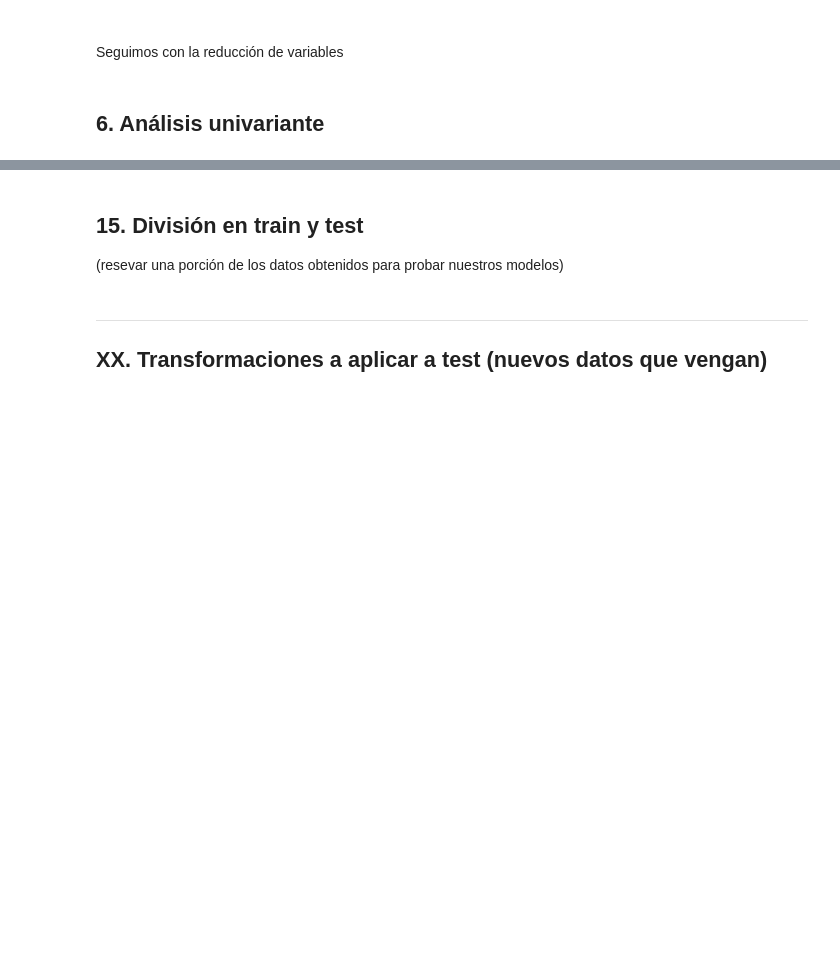
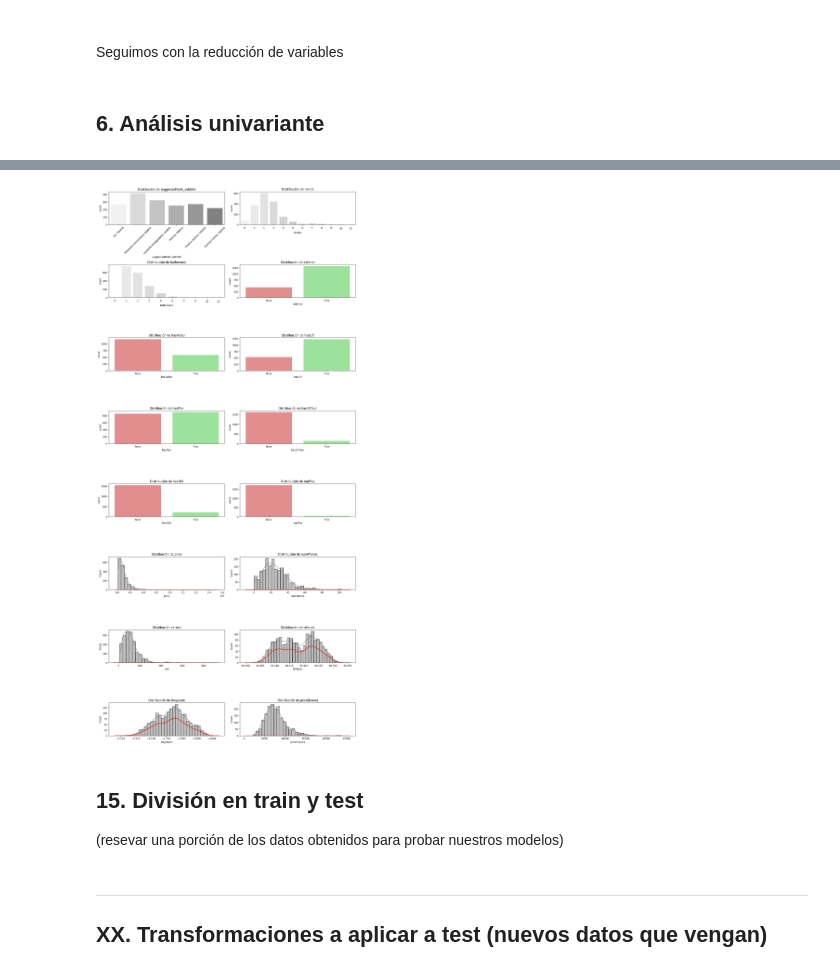
Before and after one commit to angelgvill/DS_ML_Machine_Learning_viviendaMadrid, a Jupyter notebook: notebooks/02_Analisis_exploratorio.ipynb, the cells around one changed output, grey strips where cells are left out. Cells and saved outputs as stored; diff of their text form; code cells hidden in the pictures; blank space fills up the shorter version.

```diff
--- a/notebooks/02_Analisis_exploratorio.ipynb
+++ b/notebooks/02_Analisis_exploratorio.ipynb
@@ -1331,3 +1554,7 @@ df3.drop(columns = bad_corr_feat, inplace = True)
+# %%
+graficos_uni (df3)
+# %% [output]
+[figure, added]
 # %% [markdown]
 ## 15. División en train y test
 (resevar una porción de los datos obtenidos para probar nuestros modelos)
```
Also changed, not shown: parts of 8 cells of this notebook, 1 other file.
